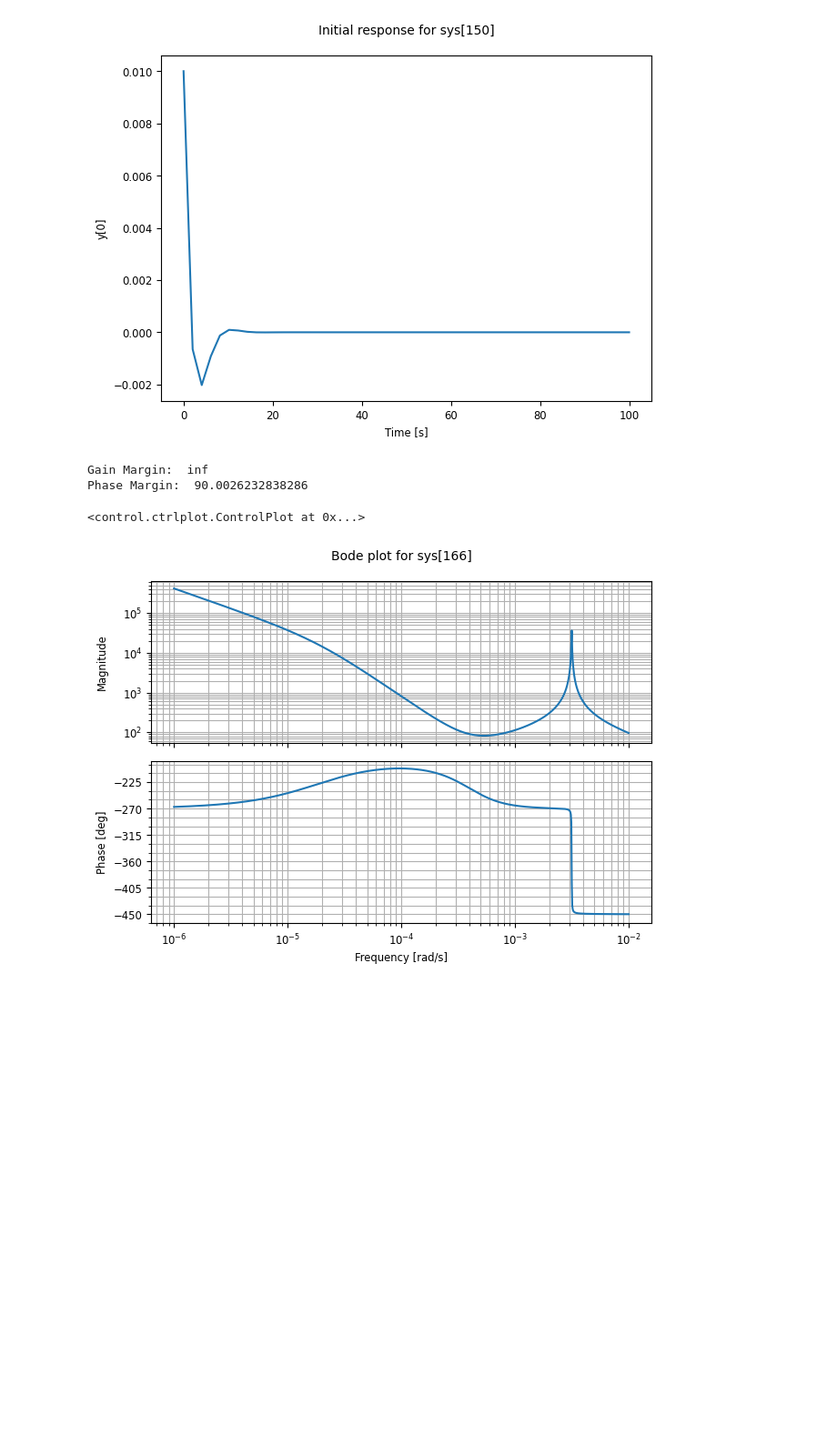
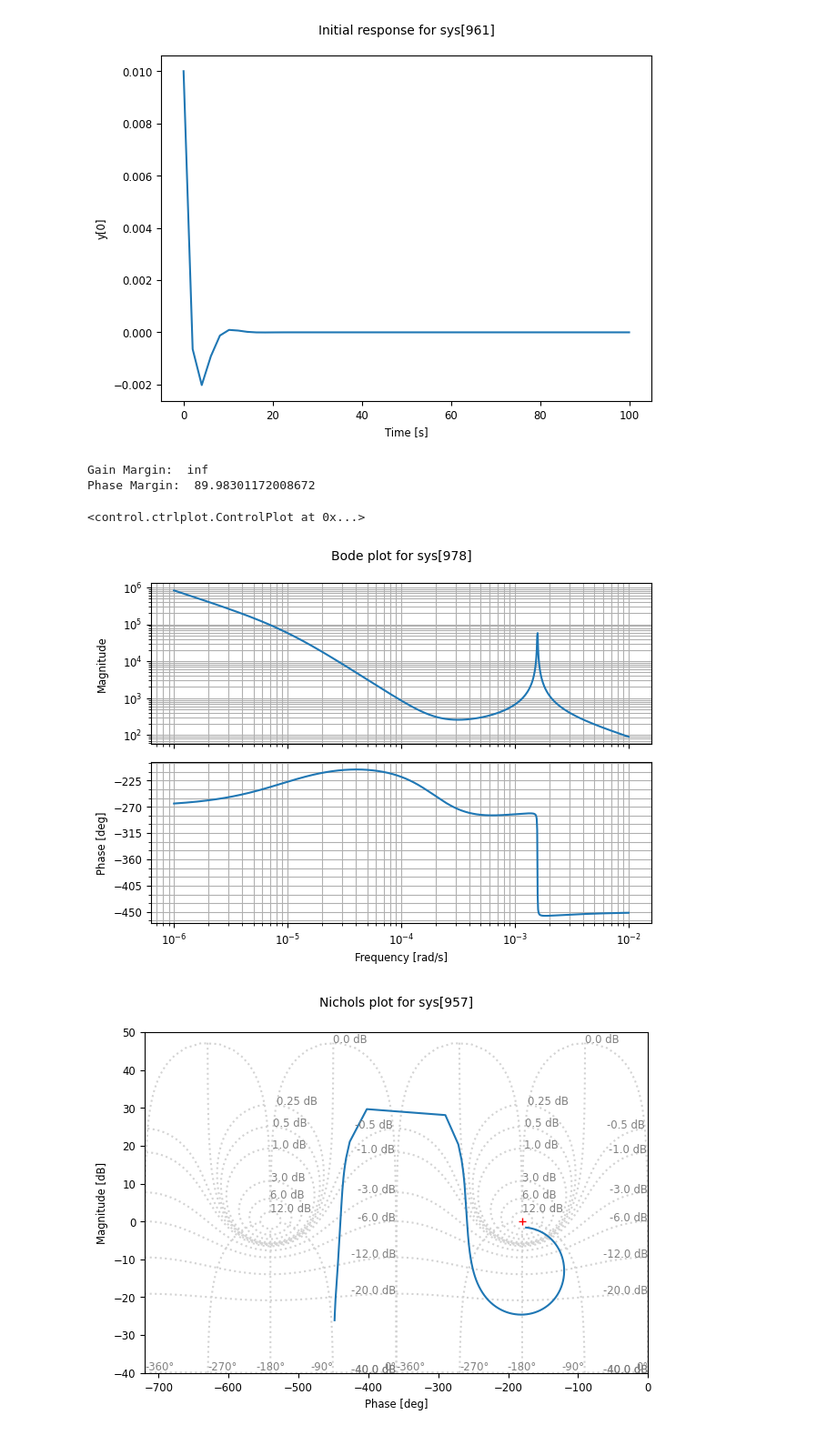
Before and after one commit to BAmercury/satellite_sim_cpp, a Jupyter notebook: analysis/linear_model.ipynb, the cells around one changed output. Shown at 91% size. Saved outputs shown, nothing was run; the diff lists cells and outputs as text; code cells hidden in the pictures; blank space fills up the shorter version.

Commit message:
linear model update

```diff
--- a/analysis/linear_model.ipynb
+++ b/analysis/linear_model.ipynb
@@ -188,13 +188,15 @@ op_point = {
     u1: 0,
     u2: 0,
     u3: 0,
-    M1: 0,
-    t_M1: 0,
+    t_M2: 0,
+    t_M3: 0,
+    M2: 0,
+    M3: 0
 }
 # oordinates = [x, y, z, phi, theta, psi]
 # speeds = [u1, u2, u3, u4, u5, u6]
 linearizer  = kane.to_linearizer()
-linearizer.r = Matrix([M1, M2, M3]) # can use to reorganize inputs
+#linearizer.r = Matrix([M1, M2, M3]) # can use to reorganize inputs
 A, B = linearizer.linearize(A_and_B=True, op_point=[op_point], simplify = True)
 
 trigsimp(A*Matrix([linearizer.q, linearizer.u]))
@@ -244,7 +256,7 @@ I_SC = np.array([
             [36.33, 2072.58, -67.71],
             [78.17, -67.71, 2022.10]
         ])
-spin_rate = np.deg2rad(1.0)
+spin_rate = np.deg2rad(0.5)
 A_numeric = A_att.subs({I_x: I_SC[0,0], I_y: I_SC[1,1], I_z: I_SC[2,2], I_xy: I_SC[0,1], I_yz: I_SC[1,2], I_zx: I_SC[0,2], w_x_s: spin_rate}).evalf()
 B_numeric = B_att.subs({I_x: I_SC[0,0], I_y: I_SC[1,1], I_z: I_SC[2,2], I_xy: I_SC[0,1], I_yz: I_SC[1,2], I_zx: I_SC[0,2], w_x_s: spin_rate}).evalf()
 
@@ -293,15 +305,17 @@ response_cl.plot()
 # %%
 sys_ol_y = sys_y*control_tf
 gm, pm, wcg, wcp = control.margin(sys_ol_y)
 print("Gain Margin: ", gm)
 print("Phase Margin: ", pm)
 
 control.bode_plot(sys_ol_y)
+control.nichols_plot(sys_y)
 # %% [output]
 Gain Margin:  inf
-Phase Margin:  90.0026232838286
+Phase Margin:  89.98301172008672
 <control.ctrlplot.ControlPlot at 0x...>
-[figure, old version]
+[figure, new version]
+[figure, added]
 # %%
 # X-axis
 B_x = B_np[:, 0]
```
Also changed, not shown: parts of 7 cells of this notebook.
